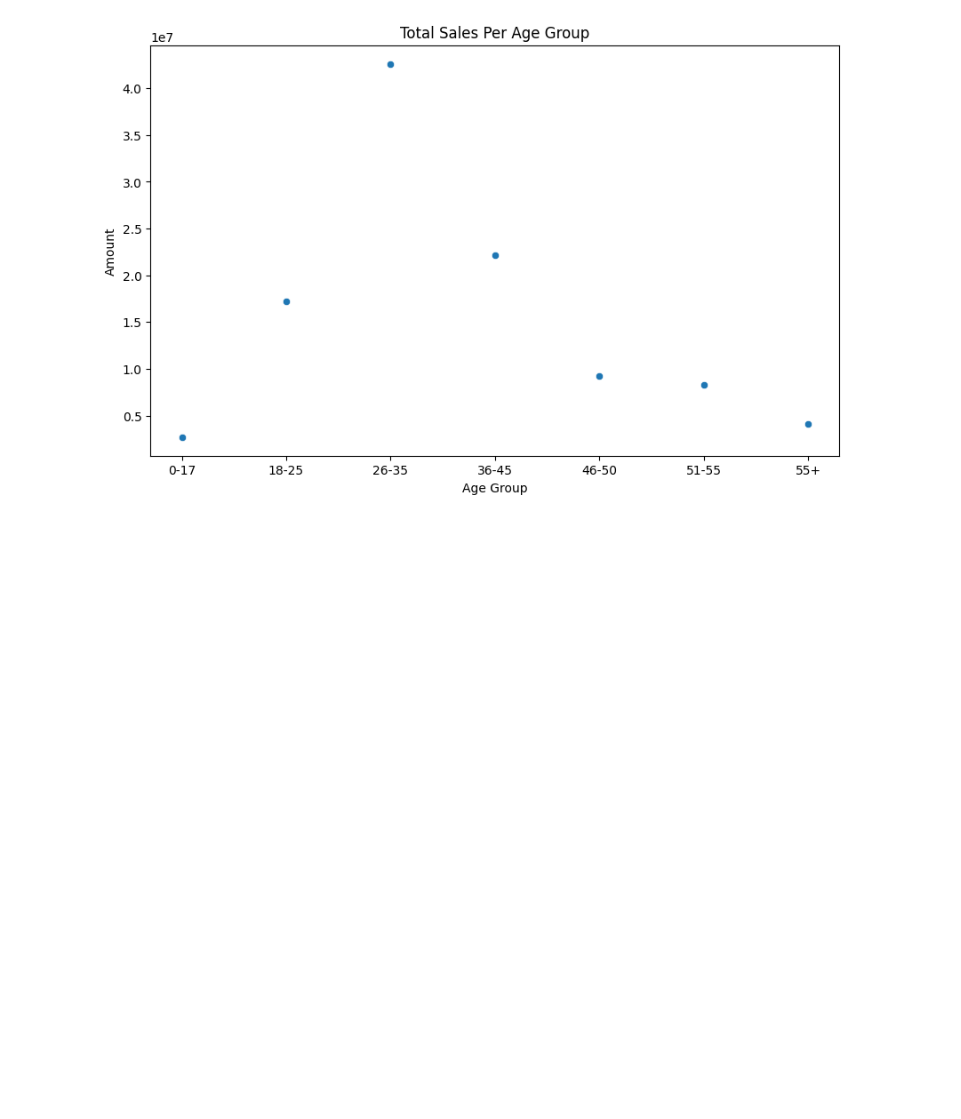
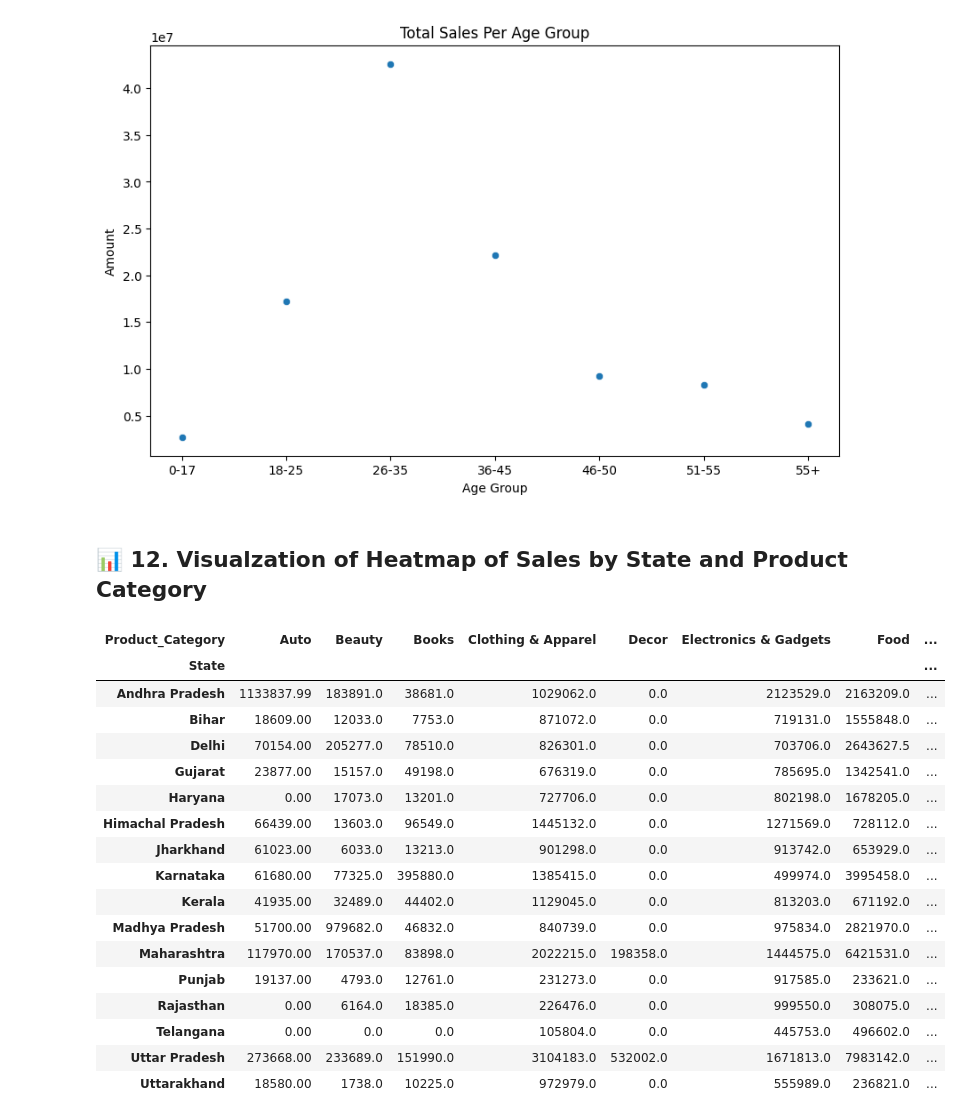
Before and after one commit to gauravvxv/Diwali-Sales-Analysis, a Jupyter notebook: Notebook/Sales.ipynb, the cells around one changed output. Cells and saved outputs as stored; diff of their text form; code cells hidden in the pictures; blank space fills up the shorter version.

```diff
--- a/Notebook/Sales.ipynb
+++ b/Notebook/Sales.ipynb
@@ -363,3 +363,27 @@ age_amount
 # %% [output]
 Text(0.5, 1.0, 'Total Sales Per Age Group')
 [figure]
+# %% [markdown]
+## 📊 **12. Visualzation of Heatmap of Sales by State and Product Category**
+# %%
+sales_products = df.pivot_table(index='State',values='Amount',columns='Product_Category',aggfunc='sum',fill_value=0)
+sales_products
+# %% [output]
+| Product_Category | Auto | Beauty | Books | Clothing & Apparel | Decor | Electronics & Gadgets | Food | ... |
+| State |  |  |  |  |  |  |  | ... |
+| Andhra Pradesh | 1133837.99 | 183891.0 | 38681.0 | 1029062.0 | 0.0 | 2123529.0 | 2163209.0 | ... |
+| Bihar | 18609.00 | 12033.0 | 7753.0 | 871072.0 | 0.0 | 719131.0 | 1555848.0 | ... |
+| Delhi | 70154.00 | 205277.0 | 78510.0 | 826301.0 | 0.0 | 703706.0 | 2643627.5 | ... |
+| Gujarat | 23877.00 | 15157.0 | 49198.0 | 676319.0 | 0.0 | 785695.0 | 1342541.0 | ... |
+| Haryana | 0.00 | 17073.0 | 13201.0 | 727706.0 | 0.0 | 802198.0 | 1678205.0 | ... |
+| Himachal Pradesh | 66439.00 | 13603.0 | 96549.0 | 1445132.0 | 0.0 | 1271569.0 | 728112.0 | ... |
+| Jharkhand | 61023.00 | 6033.0 | 13213.0 | 901298.0 | 0.0 | 913742.0 | 653929.0 | ... |
+| Karnataka | 61680.00 | 77325.0 | 395880.0 | 1385415.0 | 0.0 | 499974.0 | 3995458.0 | ... |
+| Kerala | 41935.00 | 32489.0 | 44402.0 | 1129045.0 | 0.0 | 813203.0 | 671192.0 | ... |
+| Madhya Pradesh | 51700.00 | 979682.0 | 46832.0 | 840739.0 | 0.0 | 975834.0 | 2821970.0 | ... |
+| Maharashtra | 117970.00 | 170537.0 | 83898.0 | 2022215.0 | 198358.0 | 1444575.0 | 6421531.0 | ... |
+| Punjab | 19137.00 | 4793.0 | 12761.0 | 231273.0 | 0.0 | 917585.0 | 233621.0 | ... |
+| Rajasthan | 0.00 | 6164.0 | 18385.0 | 226476.0 | 0.0 | 999550.0 | 308075.0 | ... |
+| Telangana | 0.00 | 0.0 | 0.0 | 105804.0 | 0.0 | 445753.0 | 496602.0 | ... |
+| Uttar Pradesh | 273668.00 | 233689.0 | 151990.0 | 3104183.0 | 532002.0 | 1671813.0 | 7983142.0 | ... |
+| Uttarakhand | 18580.00 | 1738.0 | 10225.0 | 972979.0 | 0.0 | 555989.0 | 236821.0 | ... |
```
Also changed, not shown: parts of 2 cells of this notebook.
